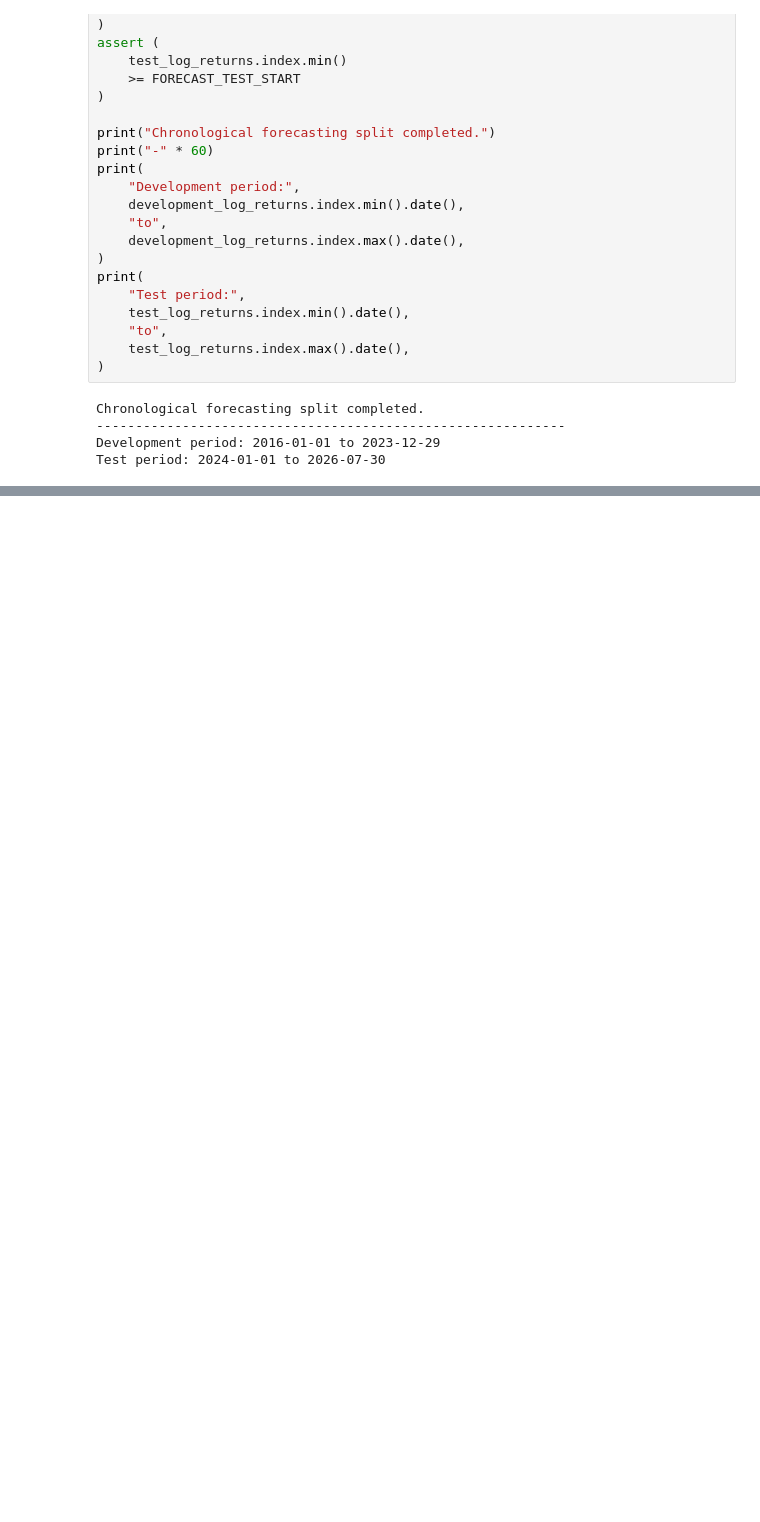
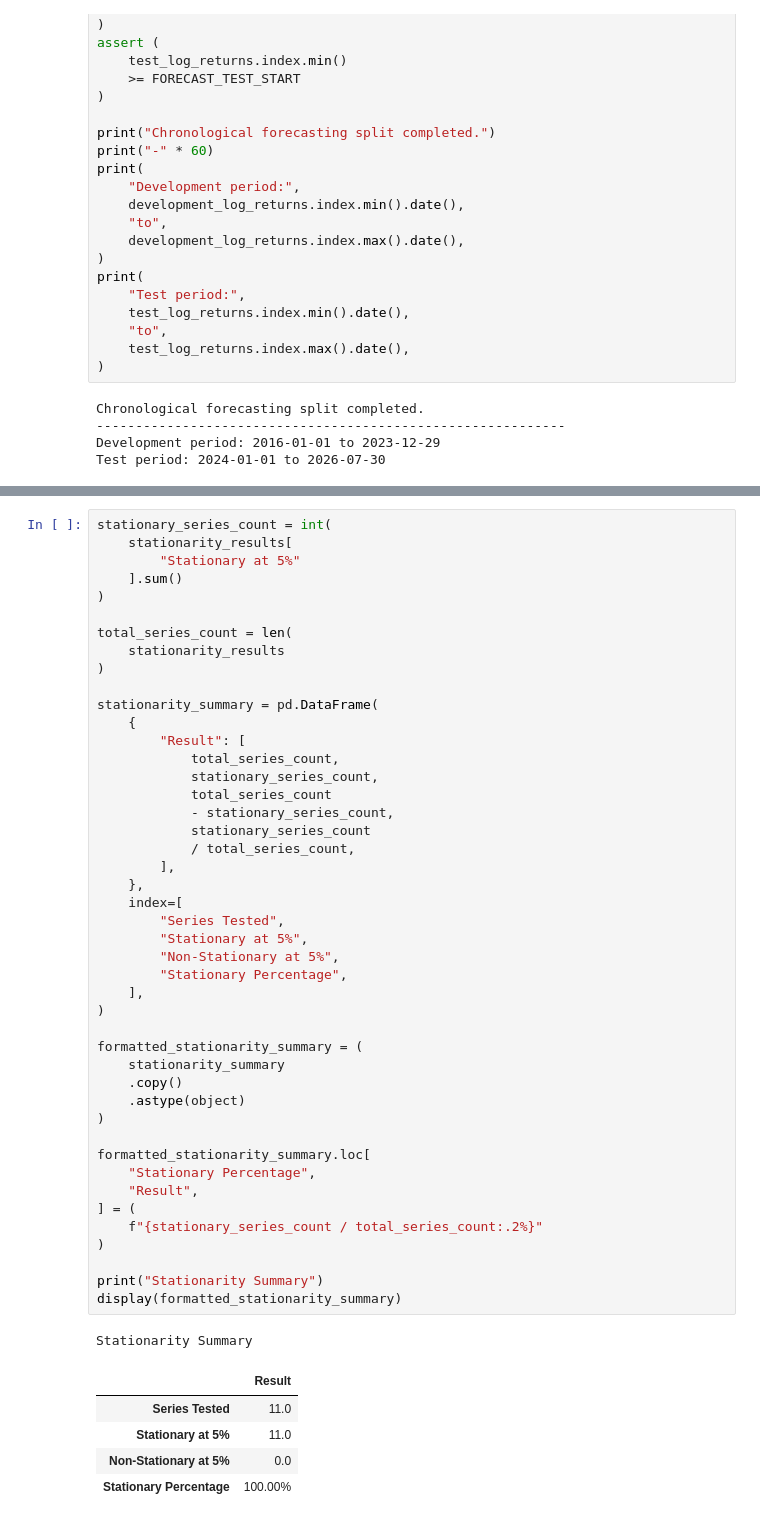
Before and after one commit to Rohil121/bharat-portfolio-lab, a Jupyter notebook: notebooks/04_forecasting_risk_models.ipynb, the cells around one changed output, grey strips where cells are left out. Drawn from its saved outputs; the diff is of its cells as text; blank space fills up the shorter version.

```diff
--- a/notebooks/04_forecasting_risk_models.ipynb
+++ b/notebooks/04_forecasting_risk_models.ipynb
@@ -414,0 +540,52 @@ assert (
+# %%
+stationary_series_count = int(
+    stationarity_results[
+        "Stationary at 5%"
+    ].sum()
+)
+
+total_series_count = len(
+    stationarity_results
+)
+
+stationarity_summary = pd.DataFrame(
+    {
+        "Result": [
+            total_series_count,
+            stationary_series_count,
+            total_series_count
+            - stationary_series_count,
+            stationary_series_count
+            / total_series_count,
+        ],
+    },
+    index=[
+        "Series Tested",
+        "Stationary at 5%",
+        "Non-Stationary at 5%",
+        "Stationary Percentage",
+    ],
+)
+
+formatted_stationarity_summary = (
+    stationarity_summary
+    .copy()
+    .astype(object)
+)
+
+formatted_stationarity_summary.loc[
+    "Stationary Percentage",
+    "Result",
+] = (
+    f"{stationary_series_count / total_series_count:.2%}"
+)
+
+print("Stationarity Summary")
+display(formatted_stationarity_summary)
+# %% [output]
+Stationarity Summary
+|  | Result |
+| Series Tested | 11.0 |
+| Stationary at 5% | 11.0 |
+| Non-Stationary at 5% | 0.0 |
+| Stationary Percentage | 100.00% |
```
Also changed, not shown: parts of 3 cells of this notebook.
